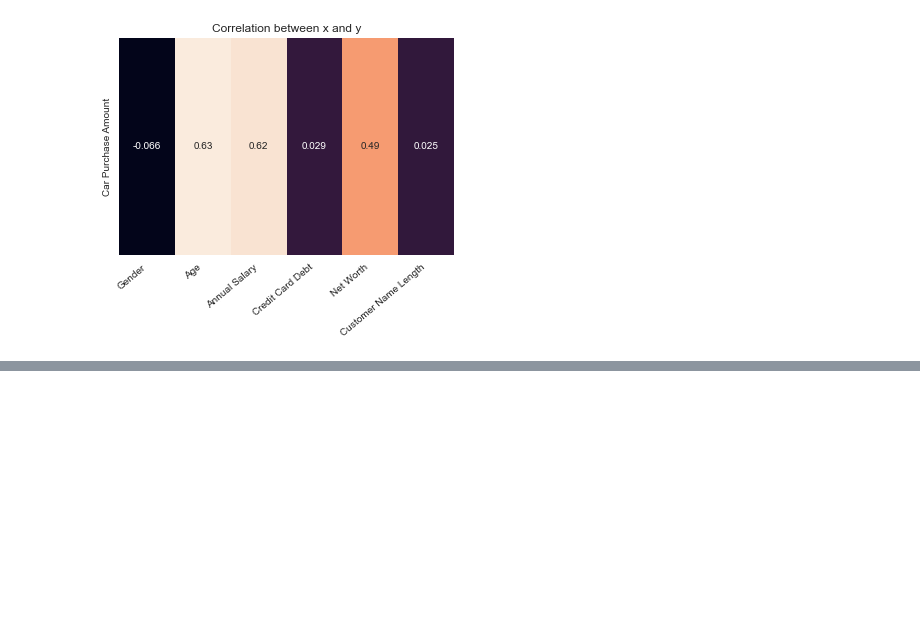
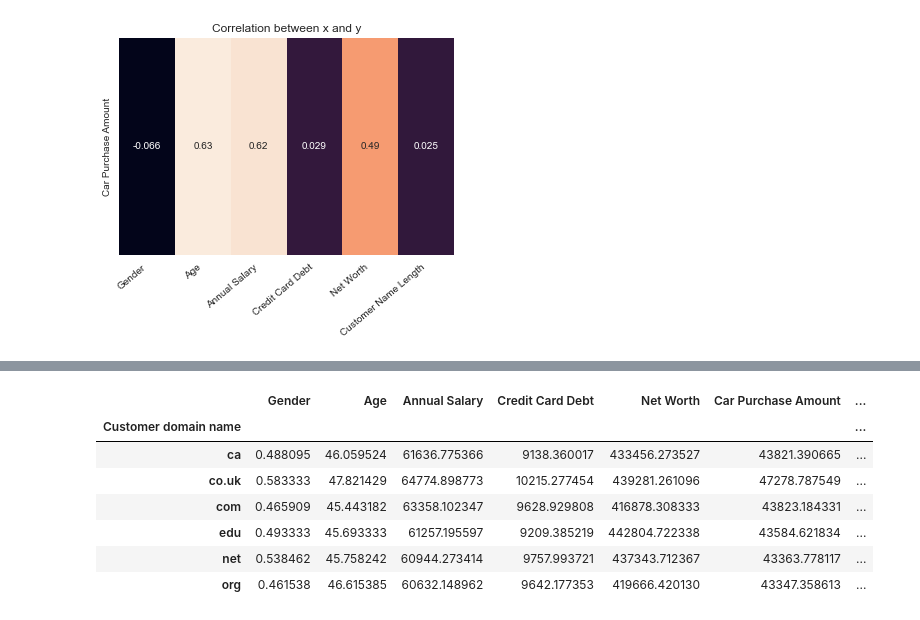
Before and after one commit to natthawit-jan/car_price_prediction_proj, a Jupyter notebook: car_prediction.ipynb, the cells around one changed output, grey strips where cells are left out. Saved outputs shown, nothing was run; the diff lists cells and outputs as text; code cells hidden in the pictures; blank space fills up the shorter version.

```diff
--- a/car_prediction.ipynb
+++ b/car_prediction.ipynb
@@ -111,0 +102,11 @@ array(['quisaccumsanconvallis.edu', 'diam.co.uk',
+# %%
+groupbydomainname.mean()
+# %% [output]
+|  | Gender | Age | Annual Salary | Credit Card Debt | Net Worth | Car Purchase Amount | ... |
+| Customer domain name |  |  |  |  |  |  | ... |
+| ca | 0.488095 | 46.059524 | 61636.775366 | 9138.360017 | 433456.273527 | 43821.390665 | ... |
+| co.uk | 0.583333 | 47.821429 | 64774.898773 | 10215.277454 | 439281.261096 | 47278.787549 | ... |
+| com | 0.465909 | 45.443182 | 63358.102347 | 9628.929808 | 416878.308333 | 43823.184331 | ... |
+| edu | 0.493333 | 45.693333 | 61257.195597 | 9209.385219 | 442804.722338 | 43584.621834 | ... |
+| net | 0.538462 | 45.758242 | 60944.273414 | 9757.993721 | 437343.712367 | 43363.778117 | ... |
+| org | 0.461538 | 46.615385 | 60632.148962 | 9642.177353 | 419666.420130 | 43347.358613 | ... |
```
Also changed, not shown: parts of 7 cells of this notebook.
